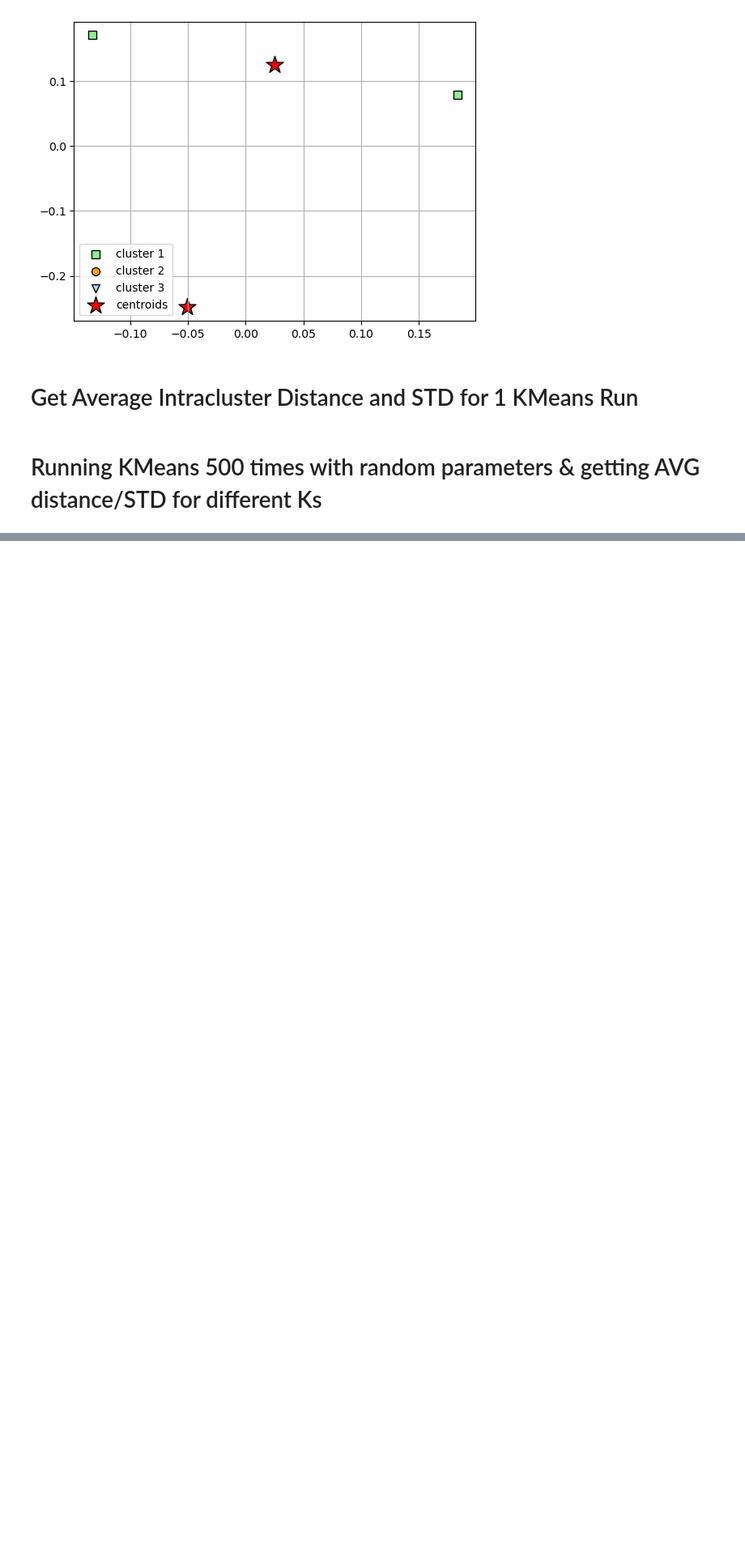
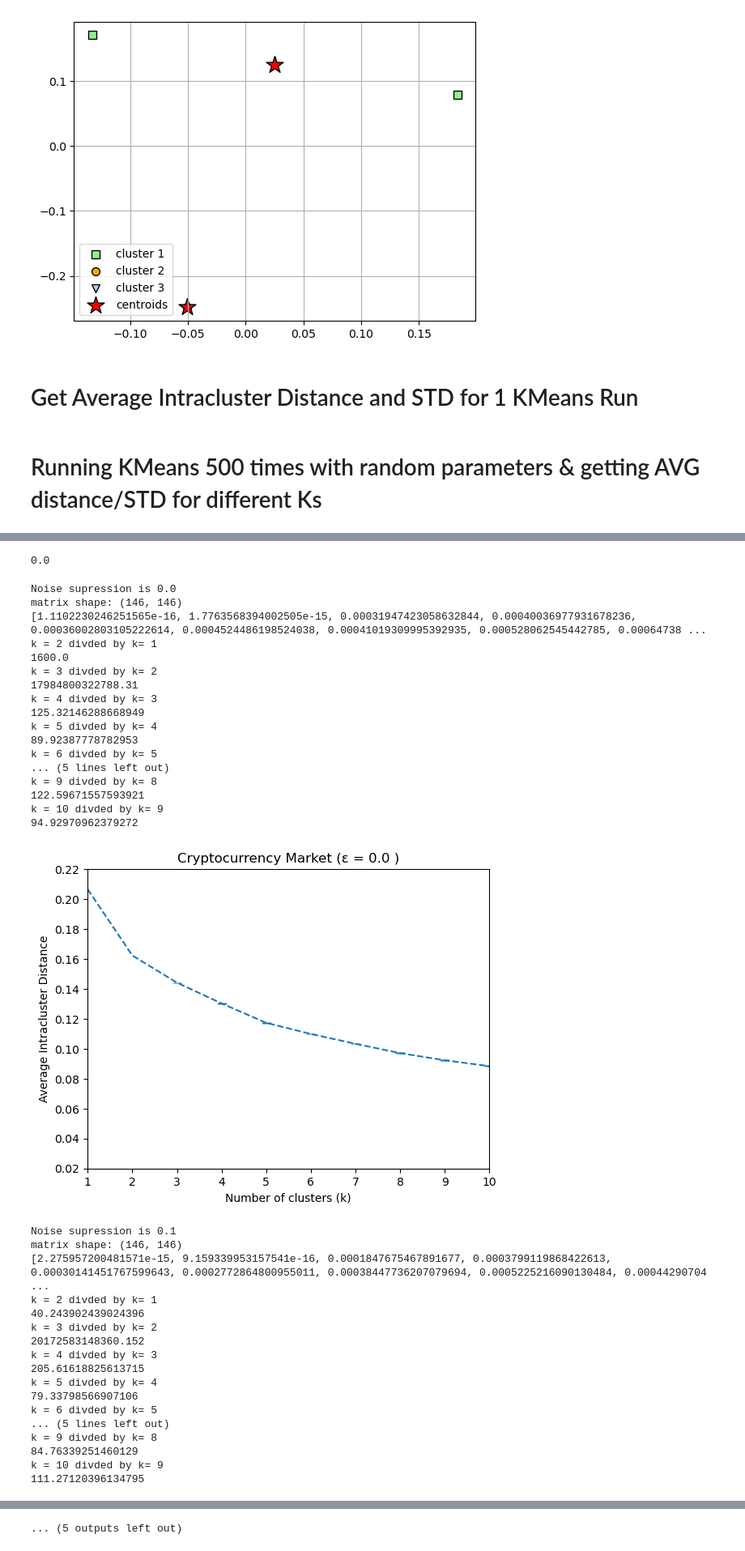
Before and after one commit to fsfinphys/cryptomarketstates, a Jupyter notebook: finalfunctions copy.ipynb, the cells around one changed output, grey strips where cells are left out. Shown at 81% size. Cells and saved outputs as stored; diff of their text form; code cells hidden in the pictures; blank space fills up the shorter version.

Commit message:
results before cleaning notebook/repo

```diff
--- a/finalfunctions copy.ipynb
+++ b/finalfunctions copy.ipynb
@@ -838,0 +818,79 @@ def ultimate(rmatrix, epsilon):
+# %%
+(corrmatrix[10] - supcorrmatrix[10]).mean().mean()
+# %% [output]
+0.0
+# %%
+def ultimate(rmatrix, epsilon):
+    start_time = time.time()
+    # initialize a list that will have length of epsilon, each entry should be two lists, one of avg distance
+    # per k value and one of std of avg dist for that k value
+    hold = []
+    # for each noise supression parameter
+    for ep in epsilon:
+        print('Noise supression is', ep)
+        # initialize your un-noise supressed correlation matrices
+        corrmatrix = [i.corr(method='pearson') for i in rmatrix]
+        # then noise supress it
+        supcorrmatrix = noisesupression(corrmatrix, ep)
+        # then get similarity matrix
+        simmatrix = getsimmatrix(supcorrmatrix)
+        # then do MDS on it
+        mds = MDS(n_components = 3, dissimilarity = 'precomputed')
+        simtrans = mds.fit_transform(simmatrix)
+        # then do 500 runs of k means for k={1,10}
+        result = getkruns(simtrans, 10)
+        # add results to list so we can check back on them later
+        hold.append(result)
+        # discern best k from result
+        print(result[1])
+        showstdratios(result)
+        # plot <D> vs k
+        ax5 =plt.gca()
+        ax5.set_ylim([0.02, .22])
+        ax5.set_xlim([1, 10])
+        plt.errorbar(np.arange(1,11), result[0], result[1], linestyle='--',elinewidth=8, barsabove=True)
+        plt.title('Cryptocurrency Market (\u03B5 = %1.1f )' %ep )
+        plt.ylabel('Average Intracluster Distance')
+        plt.xlabel('Number of clusters (k)')
+        plt.locator_params(nbins=11)
+        plt.show()
+    print("This took %s seconds " % (time.time() - start_time))
+    return hold
+# %%
+herewego = ultimate(rmatrix, np.arange(0,.8,.1))
+# %% [output]
+Noise supression is 0.0
+matrix shape: (146, 146)
+[1.1102230246251565e-16, 1.7763568394002505e-15, 0.00031947423058632844, 0.00040036977931678236, 0.00036002803105222614, 0.0004524486198524038, 0.00041019309995392935, 0.000528062545442785, 0.00064738 ...
+k = 2 divded by k= 1
+1600.0
+k = 3 divded by k= 2
+17984800322788.31
+k = 4 divded by k= 3
+125.32146288668949
+k = 5 divded by k= 4
+89.92387778782953
+k = 6 divded by k= 5
+... (5 lines left out)
+k = 9 divded by k= 8
+122.59671557593921
+k = 10 divded by k= 9
+94.92970962379272
+[figure, added]
+Noise supression is 0.1
+matrix shape: (146, 146)
+[2.275957200481571e-15, 9.159339953157541e-16, 0.0001847675467891677, 0.0003799119868422613, 0.00030141451767599643, 0.0002772864800955011, 0.00038447736207079694, 0.0005225216090130484, 0.00044290704 ...
+k = 2 divded by k= 1
+40.243902439024396
+k = 3 divded by k= 2
+20172583148360.152
+k = 4 divded by k= 3
+205.61618825613715
+k = 5 divded by k= 4
+79.33798566907106
+k = 6 divded by k= 5
+... (5 lines left out)
+k = 9 divded by k= 8
+84.76339251460129
+k = 10 divded by k= 9
+111.27120396134795
@@ -838,0 +970 @@ def ultimate(rmatrix, epsilon):
+... (5 outputs left out)
```
Also changed, not shown: parts of 50 cells of this notebook.
